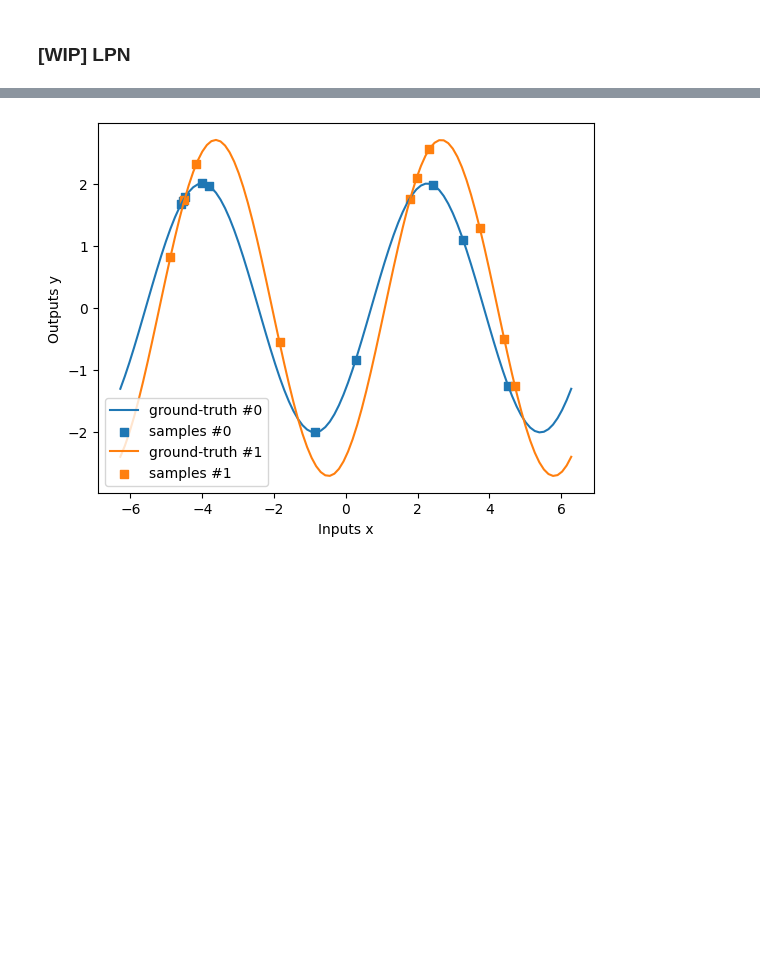
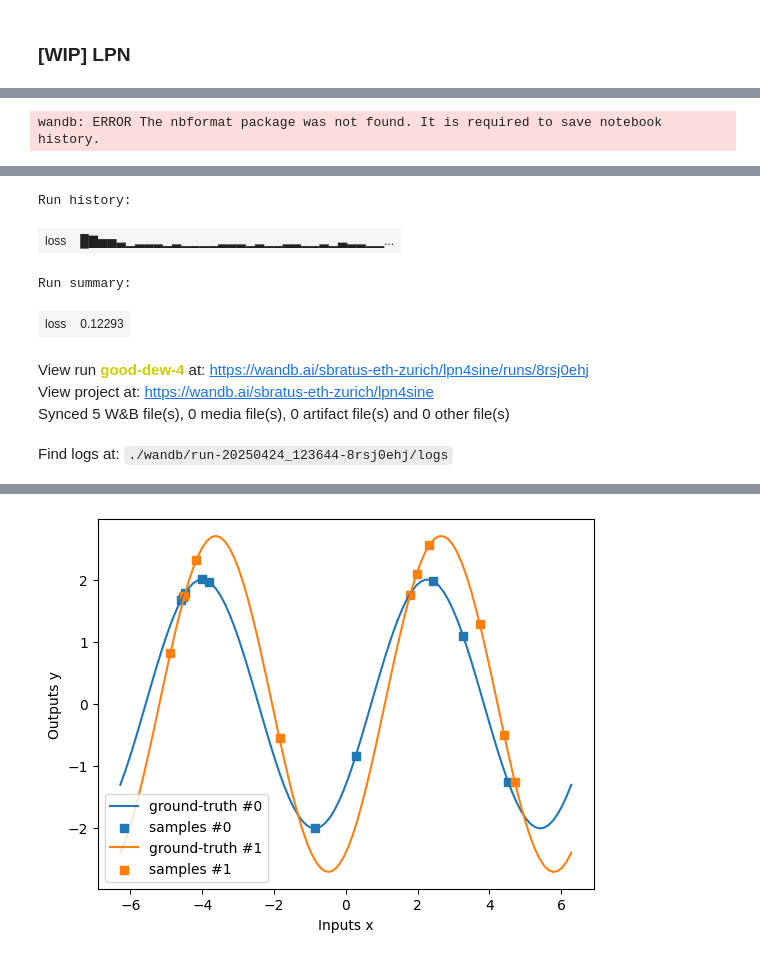
Before and after one commit to severinbratus/pmlr25-lpn, a Jupyter notebook: src/lpn4sine.ipynb, the cells around one changed output, grey strips where cells are left out. Saved outputs shown, nothing was run; the diff lists cells and outputs as text; code cells hidden in the pictures; blank space fills up the shorter version.

```diff
--- a/src/lpn4sine.ipynb
+++ b/src/lpn4sine.ipynb
@@ -234,0 +389,4 @@ class LPN(nn.Module):
+# %%
+wandb.finish()
+# %% [output]
+wandb: ERROR The nbformat package was not found. It is required to save notebook history.
@@ -234,0 +394,8 @@ class LPN(nn.Module):
+Run history:
+| loss | █▇▅▅▃▁▂▂▂▁▂▁▁▁▁▂▂▂▁▂▁▁▂▂▁▁▂▁▃▂▂▁▁... |
+Run summary:
+| loss | 0.12293 |
+View run good-dew-4 at: https://wandb.ai/sbratus-eth-zurich/lpn4sine/runs/8rsj0ehj
+View project at: https://wandb.ai/sbratus-eth-zurich/lpn4sine
+Synced 5 W&B file(s), 0 media file(s), 0 artifact file(s) and 0 other file(s)
+Find logs at: ./wandb/run-20250424_123644-8rsj0ehj/logs
```
Also changed, not shown: parts of 33 cells of this notebook, 1 other file.
